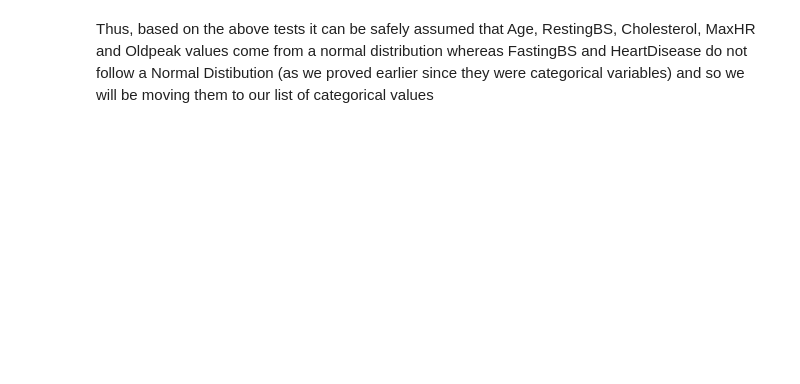
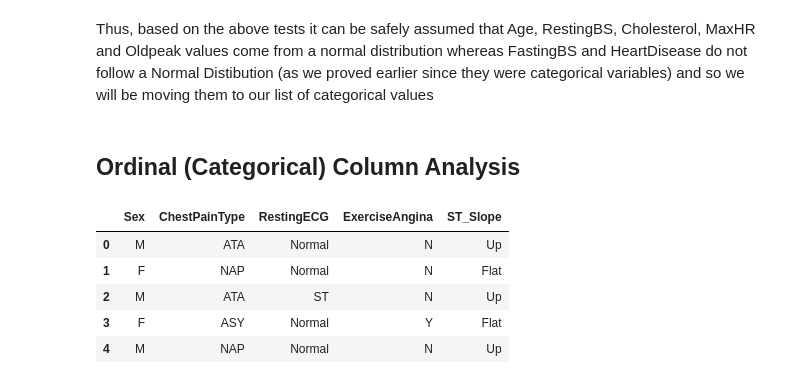
Before and after one commit to SupreetSinghDhillon/Heart-diease-Prediction, a Jupyter notebook: 02. Analysis and Statistics.ipynb, the cells around one changed output. Cells and saved outputs as stored; diff of their text form; code cells hidden in the pictures; blank space fills up the shorter version.

Commit message:
Analysis on Ordinal Features

```diff
--- a/02. Analysis and Statistics.ipynb
+++ b/02. Analysis and Statistics.ipynb
@@ -264,0 +271,12 @@ Thus, based on the above tests it can be safely assumed that Age, RestingBS, Cho
+# %% [markdown]
+## Ordinal (Categorical) Column Analysis
+# %%
+# Take a look
+data[ordinal].head()
+# %% [output]
+|  | Sex | ChestPainType | RestingECG | ExerciseAngina | ST_Slope |
+| 0 | M | ATA | Normal | N | Up |
+| 1 | F | NAP | Normal | N | Flat |
+| 2 | M | ATA | ST | N | Up |
+| 3 | F | ASY | Normal | Y | Flat |
+| 4 | M | NAP | Normal | N | Up |
```
Also changed, not shown: parts of 12 cells of this notebook.
